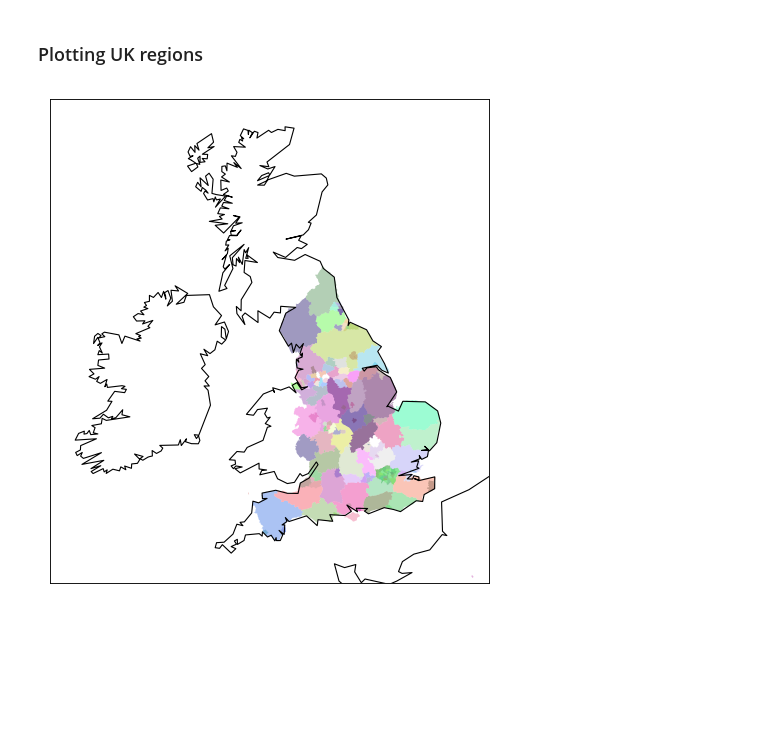
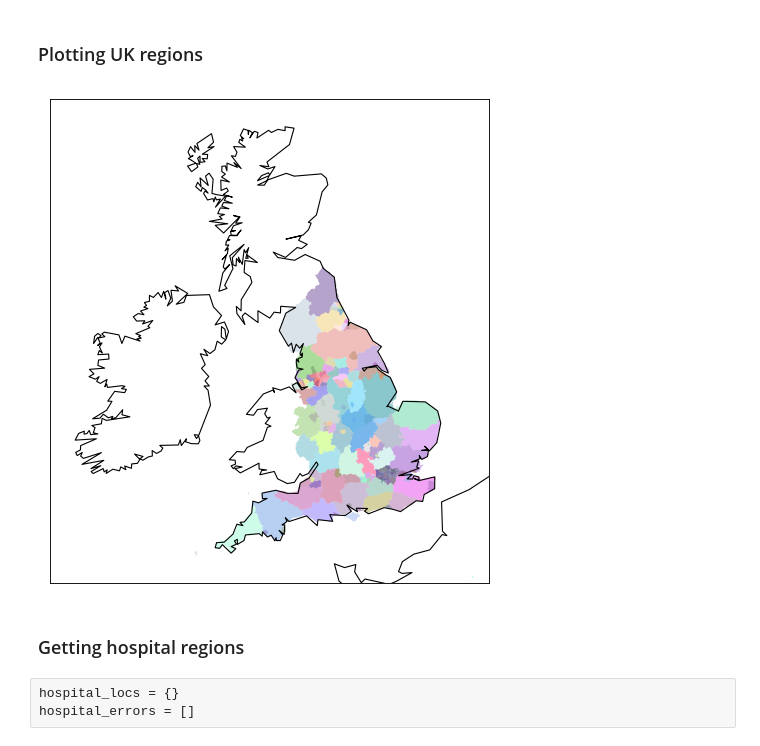
Before and after one commit to neb0123/C19_VaccineDistribution, a Jupyter notebook: Notebooks/C19_VaccineDistribution.ipynb, the cells around one changed output. Saved outputs shown, nothing was run; the diff lists cells and outputs as text; code cells hidden in the pictures; blank space fills up the shorter version.

```diff
--- a/Notebooks/C19_VaccineDistribution.ipynb
+++ b/Notebooks/C19_VaccineDistribution.ipynb
@@ -76,21 +87,43 @@ Collected 151 out of 151
 def draw_screen_poly( lats, lons, m, color):
     x, y = m( lons, lats )
     xy = zip(x,y)
-    poly = matPoly( list(xy), facecolor=color , alpha=0.4 )
+    poly = matPoly( list(xy), facecolor=plt.cm.autumn_r(color) if type(color)==float else color , alpha=0.4 )
     plt.gca().add_patch(poly)
 # %%
-plt.figure(figsize=(12, 8), dpi=80)
-m = Basemap(projection='gnom', lat_0=54.3, lon_0=-4, width=10e5, height=11e5, resolution='l')
-m.drawcoastlines()
+def plot_uk(set_of_polygons, region_colours = [], coords_of_hospitals={}, only_in_poly=False, w=10e5, h=11e5, res='l'):
+    plt.figure(figsize=(12, 8), dpi=80)
+    m = Basemap(projection='gnom', lat_0=54.3, lon_0=-4, width=w, height=h, resolution=res)
+    m.drawcoastlines()
 
-for P in polygons:
-    if P == 'England ':
-        continue
-    for p in polygons[P]:
-        lats = [i[1] for i in p]
-        lons = [i[0] for i in p]
-        draw_screen_poly( lats, lons, m , list(np.random.random(size=3)))
+    if only_in_poly:
+        total_poly = Polygon(polygons[set_of_polygons[-2]][0])
 
-plt.show()
+    for k,P in enumerate(set_of_polygons):
+        if P == 'England ':
+            continue
+        for p in polygons[P]:
+            if only_in_poly:
+                try:
+                    total_poly = total_poly.union(Polygon(p))
+                except:
+                    None
+            lats = [i[1] for i in p]
+            lons = [i[0] for i in p]
+            if not region_colours:
+                draw_screen_poly( lats, lons, m , list(np.random.random(size=3)))
+            else:
+                draw_screen_poly( lats, lons, m , color = region_colours[k])
+
+    for hospital in coords_of_hospitals:
+        h = hospital_locs[hospital]
+
+        if not only_in_poly or Point(h).within(total_poly):
+            m.scatter(h[0], h[1], color = 'k', latlon = True)
+
+    plt.show()
+
+plot_uk(polygons)
 # %% [output]
-[figure, old version]
+[figure, new version]
+# %% [markdown]
+### Getting hospital regions
@@ -96,0 +157,3 @@ plt.show()
+# %% [raw]
+hospital_locs = {}
+hospital_errors = []
```
Also changed, not shown: parts of 35 cells of this notebook, 2 other files.
